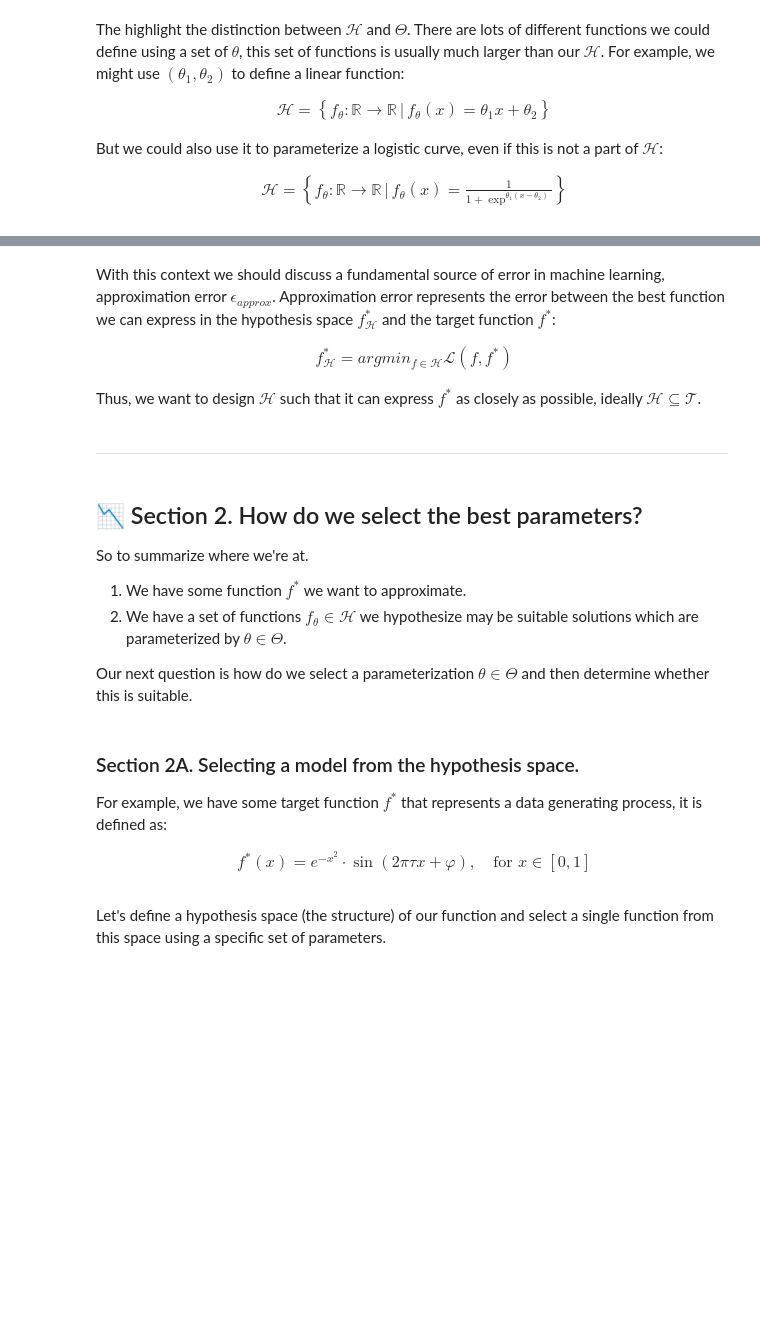
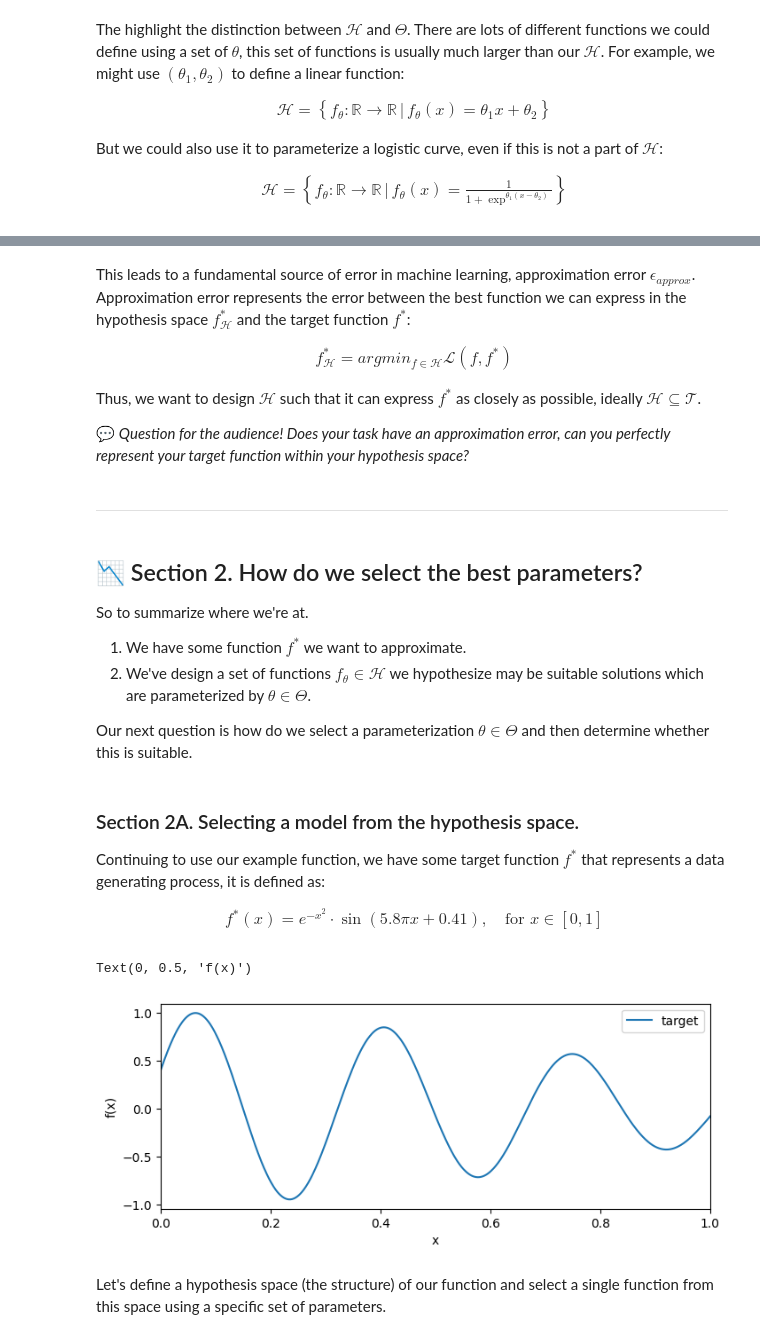
Before and after one commit to nextgenerationgraduatesprogram/nextgen25-mlai-workshop01, a Jupyter notebook: notebooks/main.ipynb, the cells around one changed output, grey strips where cells are left out. Cells and saved outputs as stored; diff of their text form; code cells hidden in the pictures; blank space fills up the shorter version.

```diff
--- a/notebooks/main.ipynb
+++ b/notebooks/main.ipynb
@@ -92,7 +96,0 @@ It's also important to note that $\mathcal{X}^{*}$ and $\mathcal{Y}^{*}$ represe
-# %%
-def f(x):
-    y = ... # <-- some complex function
-    return y
-
-x = ... # <-- input
-y = f(x) # <-- map input to the output
@@ -128,0 +125,16 @@ For the example of atmospheric forecasting, you might consider $\mathcal{T}$ as
+# %%
+# we might have a target function
+def f_target(x):
+    return ...
+
+# we might have an approximation
+def f_approx(x):
+    return ...
+
+# compute the distance in function or data space
+def loss(f_target, f_approx):
+    return ...
+
+# suitable function has distance < threshold
+eps = ...
+is_suitable = loss(..., ...) < eps
@@ -244,11 +272,13 @@ In such scenarios, we cannot rely on prior knowledge to explicitly define or con
 # %% [markdown]
-With this context we should discuss a fundamental source of error in machine learning, approximation error $\epsilon_{approx}$. Approximation error represents the error between the best function we can express in the hypothesis space $f^{*}_{\mathcal{H}}$ and the target function $f^{*}$:
+This leads to a fundamental source of error in machine learning, approximation error $\epsilon_{approx}$. Approximation error represents the error between the best function we can express in the hypothesis space $f^{*}_{\mathcal{H}}$ and the target function $f^{*}$:
 
 \begin{align*}
     f^{*}_{\mathcal{H}} = argmin_{f \in \mathcal{H}}\mathcal{L}(f,f^{*}) \tag{1.12}
 \end{align*}
 
 Thus, we want to design $\mathcal{H}$ such that it can express $f^{*}$ as closely as possible, ideally $\mathcal{H} \subseteq \mathcal{T}$.
+
+💬 *Question for the audience! Does your task have an approximation error, can you perfectly represent your target function within your hypothesis space?*
 # %% [markdown]
 ---
 # %% [markdown]
@@ -258,7 +288,7 @@ Thus, we want to design $\mathcal{H}$ such that it can express $f^{*}$ as closel
 
 So to summarize where we're at.
 1. We have some function $f^{*}$ we want to approximate.
-2. We have a set of functions $f_{\theta} \in \mathcal{H}$ we hypothesize may be suitable solutions which are parameterized by $\theta \in \Theta$.
+2. We've design a set of functions $f_{\theta} \in \mathcal{H}$ we hypothesize may be suitable solutions which are parameterized by $\theta \in \Theta$.
 
 Our next question is how do we select a parameterization $\theta \in \Theta$ and then determine whether this is suitable.
 # %% [markdown]
@@ -266,10 +296,10 @@ Our next question is how do we select a parameterization $\theta \in \Theta$ and
     Section 2A. Selecting a model from the hypothesis space.
 </h3>
 
-For example, we have some target function $f^{*}$ that represents a data generating process, it is defined as:
+Continuing to use our example function, we have some target function $f^{*}$ that represents a data generating process, it is defined as:
 
 \begin{align*}
-    f^*(x) = e^{-x^{2}} \cdot \sin(2 \pi \tau x + \varphi), \quad \text{for } x \in [0, 1] \tag{2.1}
+    f^*(x) = e^{-x^{2}} \cdot \sin(5.8 \pi x + 0.41), \quad \text{for } x \in [0, 1] \tag{2.1}
 \end{align*}
 # %%
 import numpy as np
@@ -277,20 +307,23 @@ import matplotlib.pyplot as plt
 # %%
 # target function
 def f_target(x):
-    return np.exp(-x**2) * np.sin(2 * np.pi * 9.4 * x + 0.41)
+    return np.exp(-x**2) * np.sin(5.8 * np.pi * x + 0.41)
 
 # suppose we can observe the target function perfectly (not just evaluate it)
 N = 1000
 x = np.linspace(0, 1, num=N)
 y = f_target(x)
 
 # plot the target function
 fig, ax = plt.subplots(figsize=(8,3))
 ax.plot(x, y, label="target")
 ax.set_xlim(x.min(), x.max())
 ax.legend(loc="best")
 ax.set_xlabel("x")
 ax.set_ylabel("f(x)")
+# %% [output]
+Text(0, 0.5, 'f(x)')
+[figure, added]
 # %% [markdown]
 Let's define a hypothesis space (the structure) of our function and select a single function from this space using a specific set of parameters.
 # %%
```
Also changed, not shown: parts of 61 cells of this notebook.
